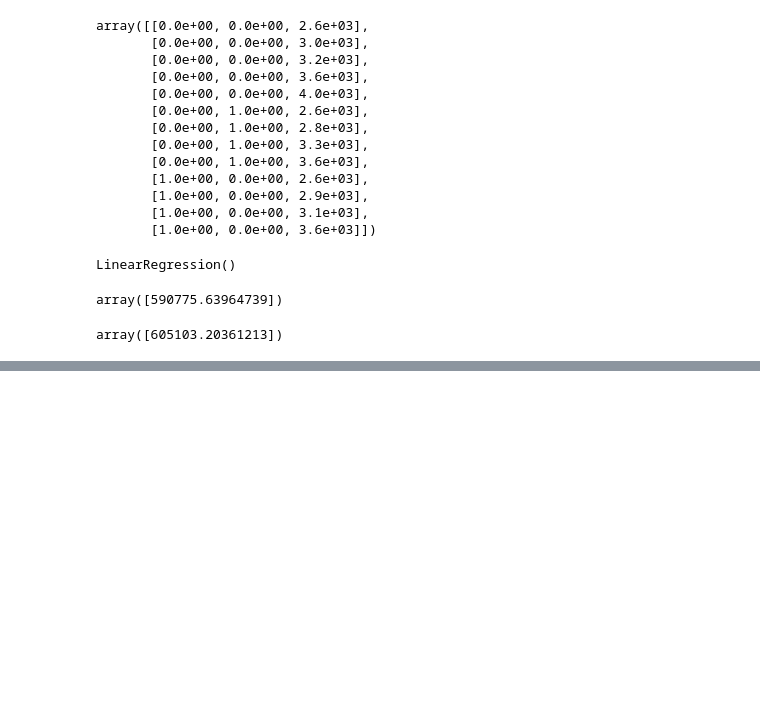
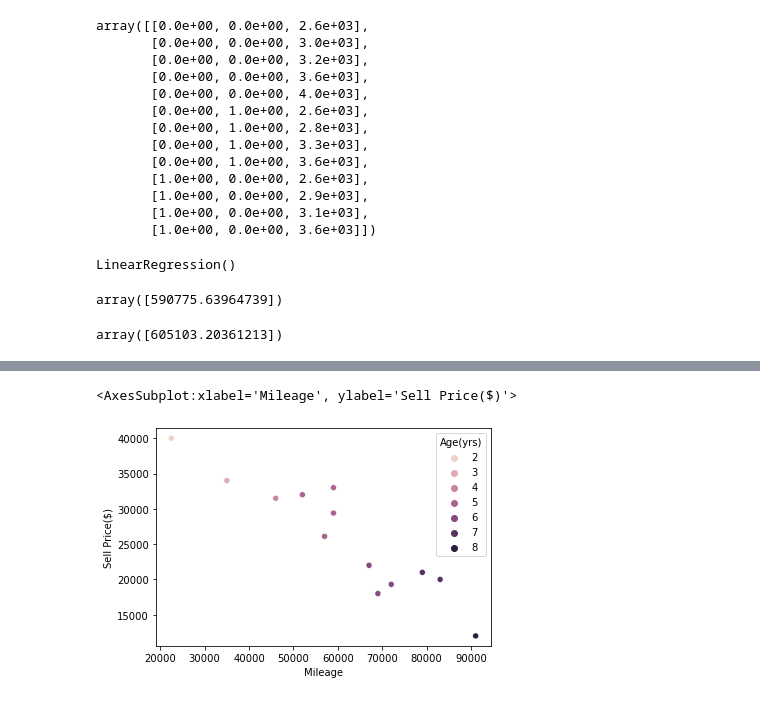
Before and after one commit to pxndey/intro-to-machine-learning, a Jupyter notebook: onehot-encoding.ipynb, the cells around one changed output, grey strips where cells are left out. Saved outputs shown, nothing was run; the diff lists cells and outputs as text; code cells hidden in the pictures; blank space fills up the shorter version.

```diff
--- a/onehot-encoding.ipynb
+++ b/onehot-encoding.ipynb
@@ -197,0 +200,2 @@ array([605103.20361213])
+# %%
+data = pd.read_csv('carPricing.csv')
@@ -197,0 +225,5 @@ array([605103.20361213])
+# %%
+sns.scatterplot(data=data,x='Mileage',y='Sell Price($)',hue='Age(yrs)')
+# %% [output]
+<AxesSubplot:xlabel='Mileage', ylabel='Sell Price($)'>
+[figure, added]
```
Also changed, not shown: parts of 13 cells of this notebook, 3 other files.
